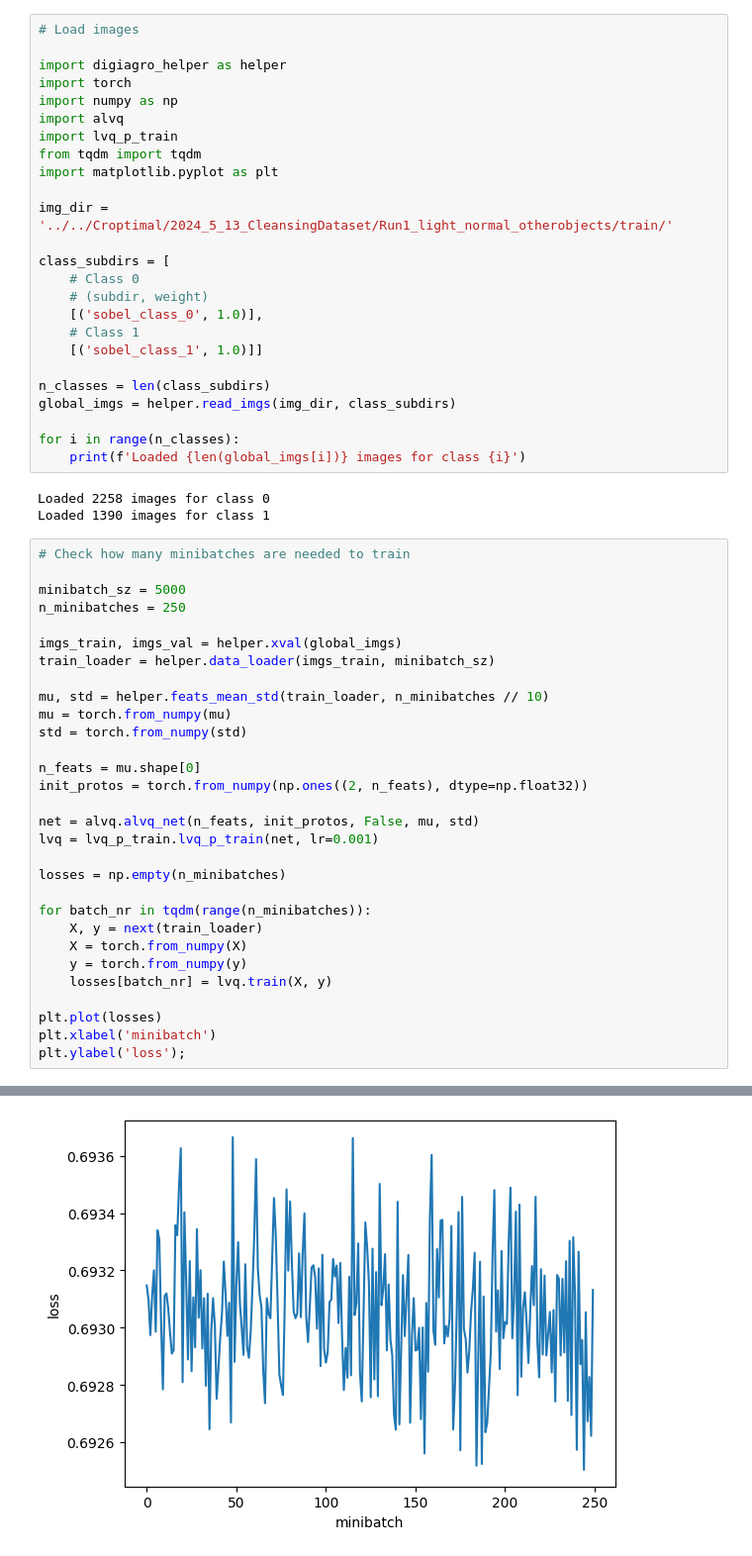
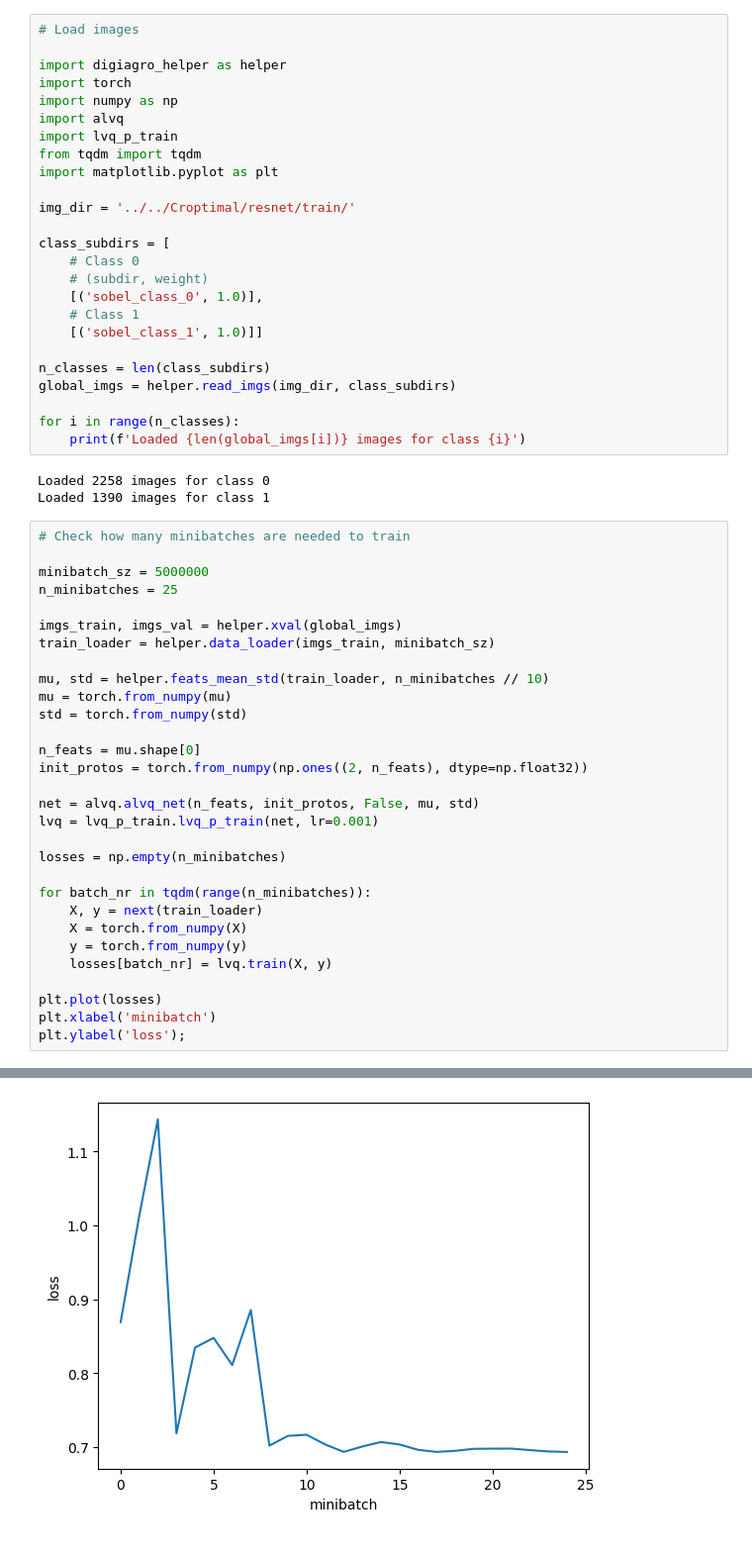
Before and after one commit to MartMonster/AlphaTreeLVQ, a Jupyter notebook: ALVQ/green-plants-model-training/croptimal_sobel.ipynb, the cells around one changed output, grey strips where cells are left out. Shown at 99% size. Saved outputs shown, nothing was run; the diff lists cells and outputs as text.

```diff
--- a/ALVQ/green-plants-model-training/croptimal_sobel.ipynb
+++ b/ALVQ/green-plants-model-training/croptimal_sobel.ipynb
@@ -9,7 +9,7 @@ import lvq_p_train
 from tqdm import tqdm
 import matplotlib.pyplot as plt
 
-img_dir = '../../Croptimal/2024_5_13_CleansingDataset/Run1_light_normal_otherobjects/train/'
+img_dir = '../../Croptimal/resnet/train/'
 
 class_subdirs = [
     # Class 0
@@ -29,37 +29,37 @@ Loaded 1390 images for class 1
 # %%
 # Check how many minibatches are needed to train
 
-minibatch_sz = 5000
-n_minibatches = 250
+minibatch_sz = 5000000
+n_minibatches = 25
 
 imgs_train, imgs_val = helper.xval(global_imgs)
 train_loader = helper.data_loader(imgs_train, minibatch_sz)
 
 mu, std = helper.feats_mean_std(train_loader, n_minibatches // 10)
 mu = torch.from_numpy(mu)
 std = torch.from_numpy(std)
 
 n_feats = mu.shape[0]
 init_protos = torch.from_numpy(np.ones((2, n_feats), dtype=np.float32))
 
 net = alvq.alvq_net(n_feats, init_protos, False, mu, std)
 lvq = lvq_p_train.lvq_p_train(net, lr=0.001)
 
 losses = np.empty(n_minibatches)
 
 for batch_nr in tqdm(range(n_minibatches)):
     X, y = next(train_loader)
     X = torch.from_numpy(X)
     y = torch.from_numpy(y)
     losses[batch_nr] = lvq.train(X, y)
 
 plt.plot(losses)
 plt.xlabel('minibatch')
 plt.ylabel('loss');
 # %% [output]
 Consider using tensor.detach() first. (Triggered internally at /pytorch/torch/csrc/autograd/generated/python_variable_methods.cpp:836.)
   losses[batch_nr] = lvq.train(X, y)
-[figure, old version]
+[figure, new version]
 # %%
 # Train probabilistic angular LVQ
 
```
Also changed, not shown: parts of 5 cells of this notebook, 11 other files.
